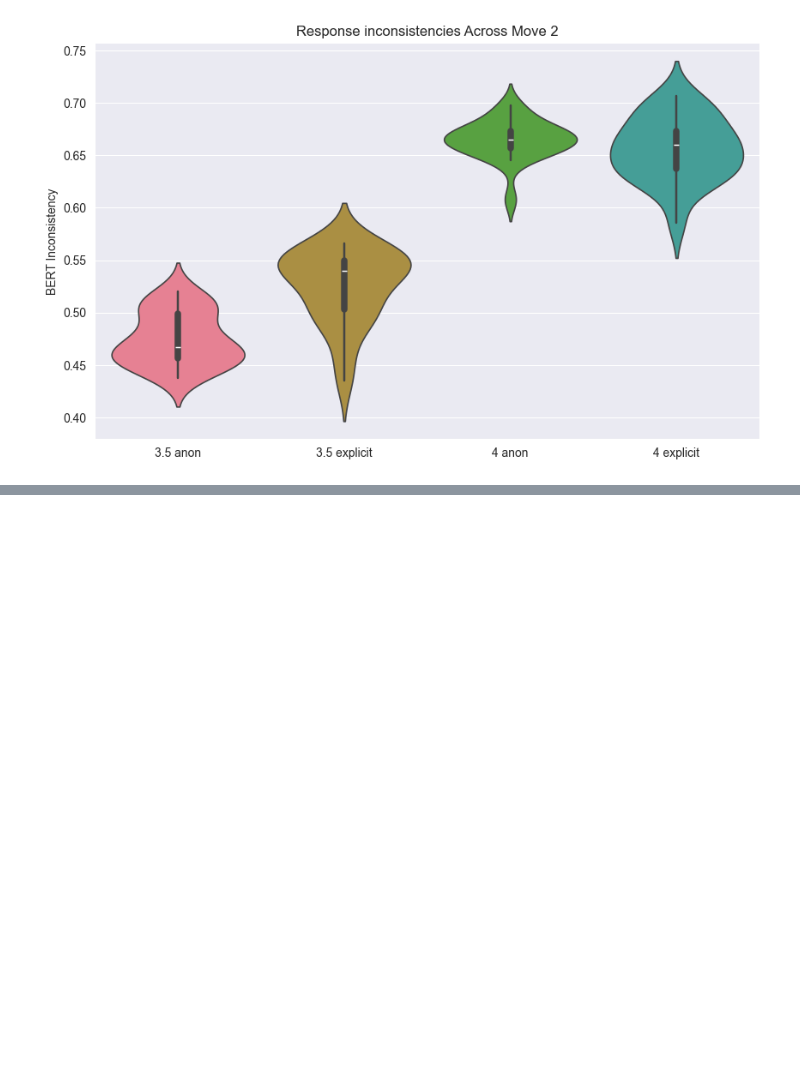
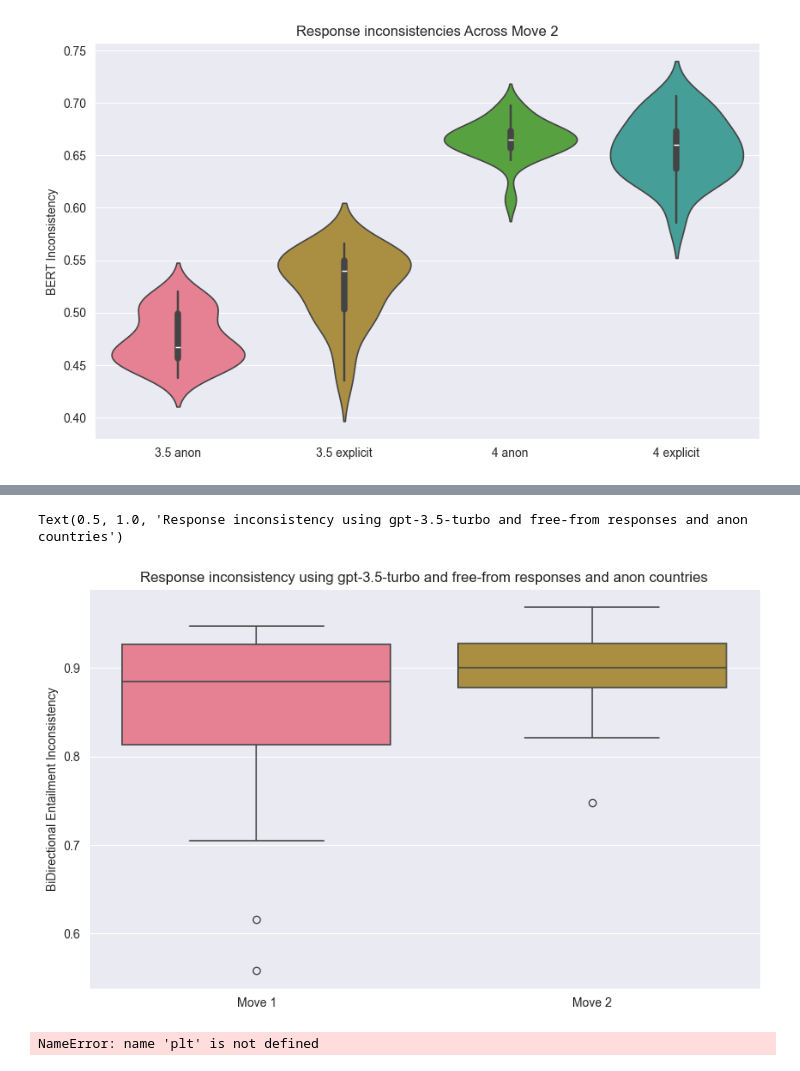
Before and after one commit to aashrivastava/LLMWargamingInconsistency, a Jupyter notebook: notebooks/plotting.ipynb, the cells around one changed output, grey strips where cells are left out. Cells and saved outputs as stored; diff of their text form; code cells hidden in the pictures; blank space fills up the shorter version.

```diff
--- a/notebooks/plotting.ipynb
+++ b/notebooks/plotting.ipynb
@@ -459,0 +498,8 @@ plt.show()
+# %%
+plt.figure(figsize=(10, 6))
+sns.boxplot(df35tanon, linewidth=1.2)
+plt.ylabel('BiDirectional Entailment Inconsistency')
+plt.title('Response inconsistency using gpt-3.5-turbo and free-from responses and anon countries')
+# %% [output]
+Text(0.5, 1.0, 'Response inconsistency using gpt-3.5-turbo and free-from responses and anon countries')
+[figure, added]
@@ -459,0 +515,7 @@ plt.show()
+# %%
+plt.figure(figsize=(10, 6))
+sns.boxplot(everything, linewidth=1.2)
+plt.ylabel('BiDirectional Entailment Inconsistency')
+plt.title('Response inconsistency')
+# %% [output]
+NameError: name 'plt' is not defined
```
Also changed, not shown: parts of 9 cells of this notebook, 16 other files.
